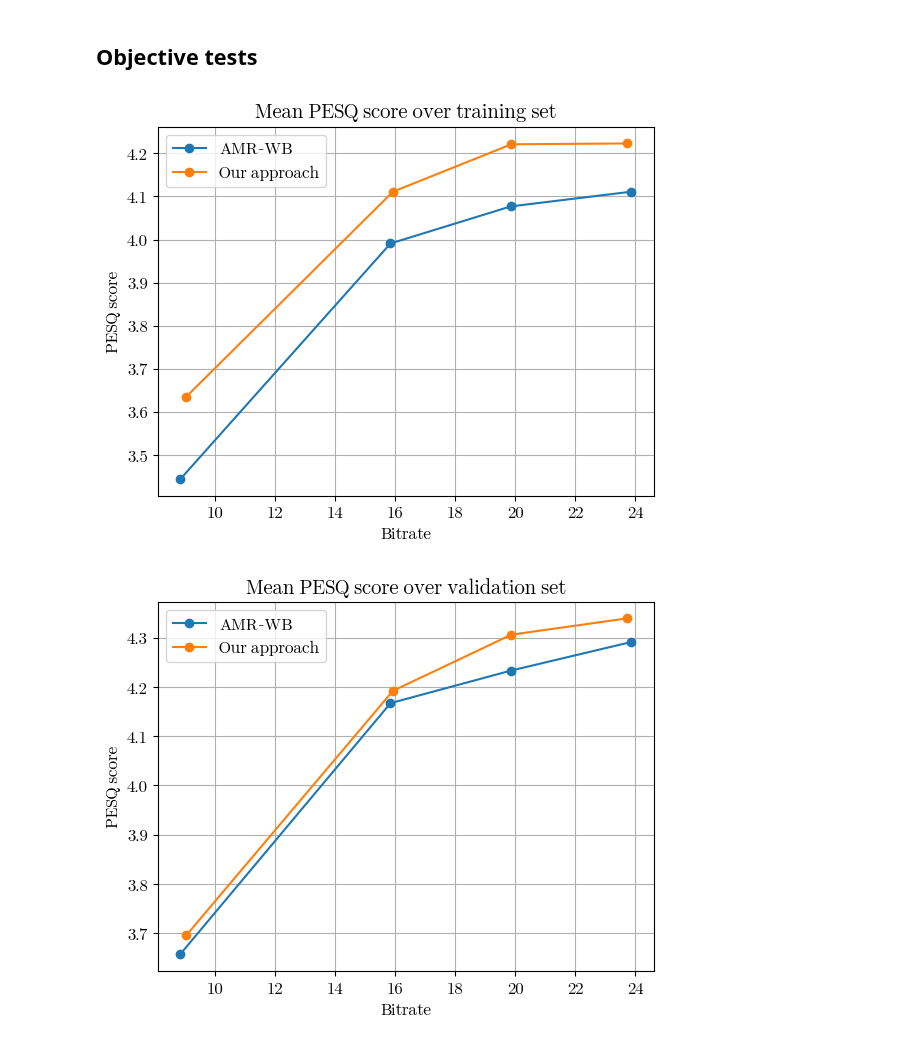
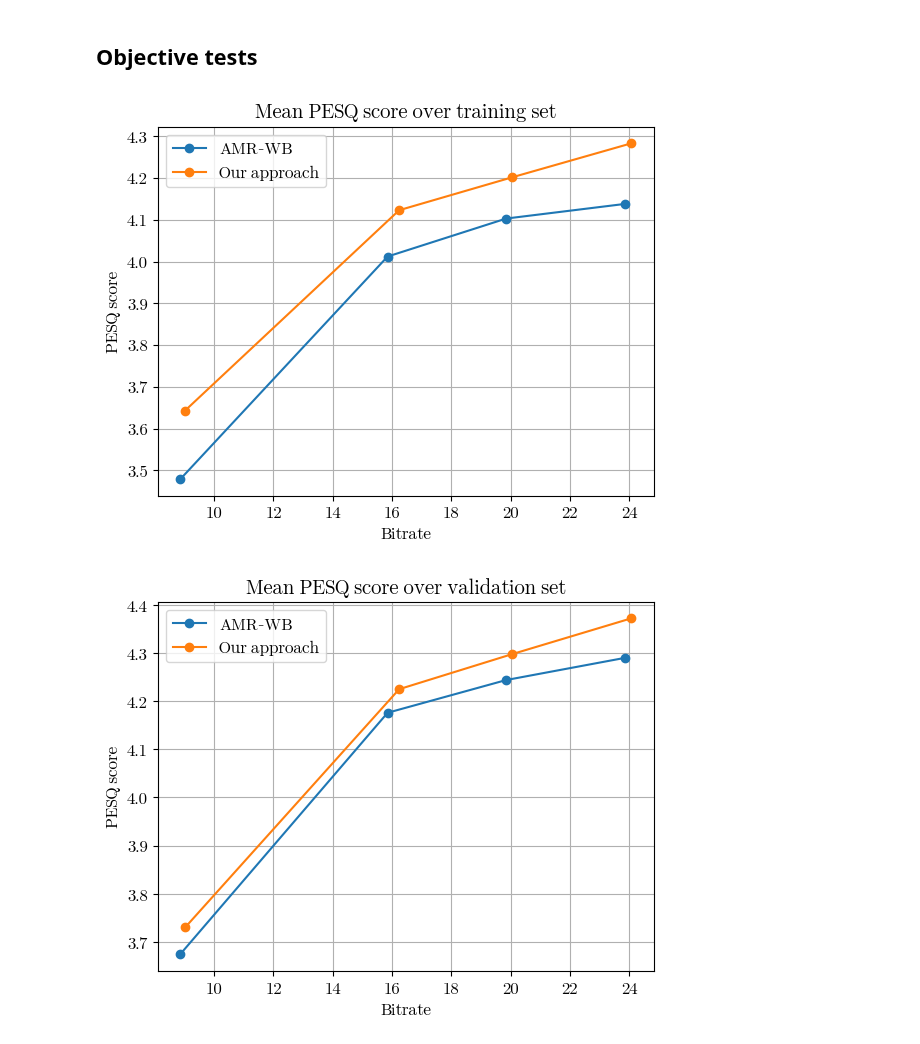
Before and after one commit to sri-kankanahalli/autoencoder-speech-compression, a Jupyter notebook: Visualizations.ipynb, the cells around one changed output. Saved outputs shown, nothing was run; the diff lists cells and outputs as text; code cells hidden in the pictures.

```diff
--- a/Visualizations.ipynb
+++ b/Visualizations.ipynb
@@ -239,40 +239,44 @@ plt.show()
 # Coder vs. AMR-WB
 # %%
 amr_bitrates = [8.85, 15.85, 19.85, 23.85]
-our_bitrates = [9.06, 15.93, 19.87, 23.71]
+our_bitrates = [9.02, 16.24, 20.06, 24.06]
 
-def plot_quality_comparison(amr_quality, our_quality,
+bitrates = [amr_bitrates, our_bitrates]
+captions = ['AMR-WB', 'Our approach']
+
+def plot_quality_comparison(qualities,
                             quality_label = "PESQ score",
                             title = None):
-    plt.plot(amr_bitrates, amr_quality, '-o')
-    plt.plot(our_bitrates, our_quality, '-o')
+    for i in xrange(0, len(bitrates)):
+        plt.plot(bitrates[i], qualities[i], '-o')
 
     plt.xlabel('Bitrate')
     plt.ylabel(quality_label)
-    plt.legend(['AMR-WB', 'Our approach'])
+    plt.legend(captions)
 
     if (title):
         plt.title(title)
 
     plt.grid()
+    plt.savefig('out.png', dpi = 200)
     plt.show()
 # %% [markdown]
 ## Objective tests
 # %%
-train_amr_pesq = [3.444, 3.991, 4.077, 4.111]
-train_our_pesq = [3.636, 4.111, 4.221, 4.223]
+train_amr_pesq = [3.478, 4.012, 4.103, 4.138]
+train_our_pesq = [3.643, 4.123, 4.202, 4.283]
 
-plot_quality_comparison(train_amr_pesq, train_our_pesq,
+plot_quality_comparison([train_amr_pesq, train_our_pesq],
                         title = 'Mean PESQ score over training set')
 # %% [output]
-[figure, old version]
+[figure, new version]
 # %%
-val_amr_pesq = [3.657, 4.167, 4.233, 4.291]
-val_our_pesq = [3.696, 4.192, 4.306, 4.339]
+val_amr_pesq = [3.674, 4.176, 4.244, 4.290]
+val_our_pesq = [3.730, 4.225, 4.298, 4.372]
 
-plot_quality_comparison(val_amr_pesq, val_our_pesq,
+plot_quality_comparison([val_amr_pesq, val_our_pesq],
                         title = 'Mean PESQ score over validation set')
 # %% [output]
-[figure, old version]
+[figure, new version]
 # %%
 test_amr_pesq = [3.521, 4.063, 4.145, 4.178]
```
Also changed, not shown: parts of 7 cells of this notebook, 28 other files.
